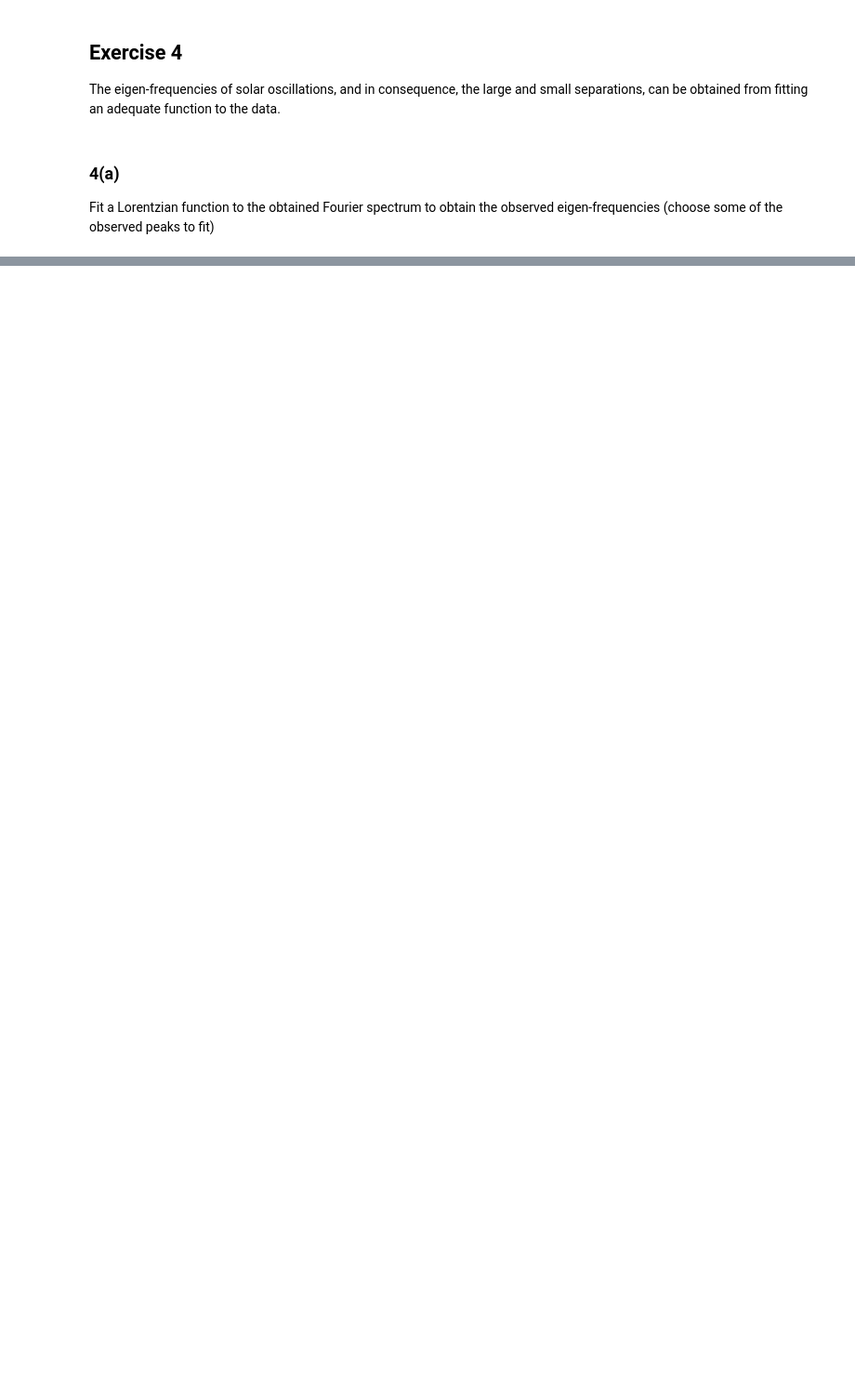
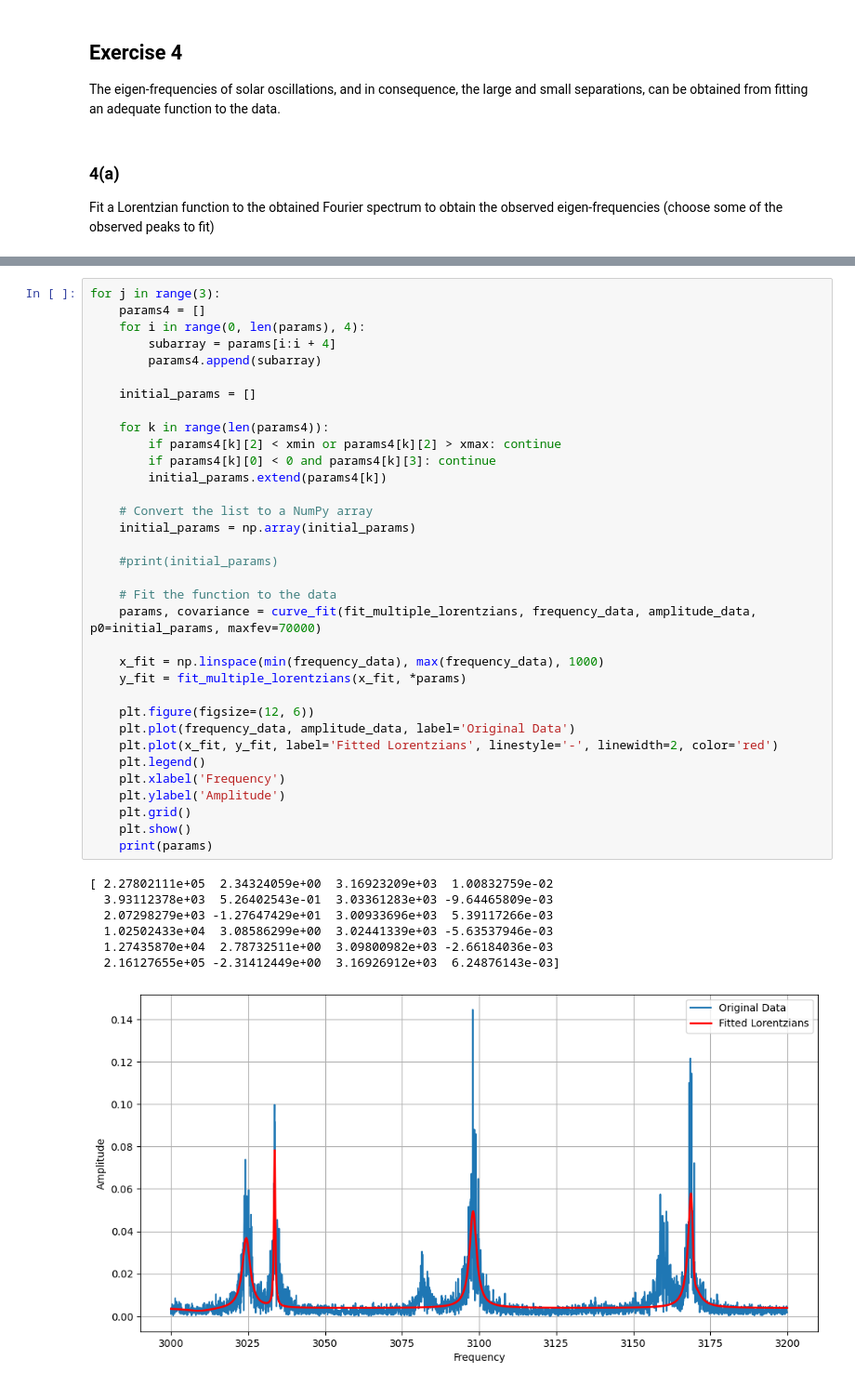
Before and after one commit to inesgpinto/stellar, a Jupyter notebook: mycode/part2.ipynb, the cells around one changed output, grey strips where cells are left out. Shown: that part at 93% size. Drawn from its saved outputs; the diff is of its cells as text; blank space fills up the shorter version.

```diff
--- a/mycode/part2.ipynb
+++ b/mycode/part2.ipynb
@@ -405,0 +423,42 @@ plt.show()
+# %%
+for j in range(3):
+    params4 = []
+    for i in range(0, len(params), 4):
+        subarray = params[i:i + 4]
+        params4.append(subarray)
+
+    initial_params = []
+
+    for k in range(len(params4)):
+        if params4[k][2] < xmin or params4[k][2] > xmax: continue
+        if params4[k][0] < 0 and params4[k][3]: continue
+        initial_params.extend(params4[k])
+
+    # Convert the list to a NumPy array
+    initial_params = np.array(initial_params)
+
+    #print(initial_params)
+
+    # Fit the function to the data
+    params, covariance = curve_fit(fit_multiple_lorentzians, frequency_data, amplitude_data, p0=initial_params, maxfev=70000)
+
+    x_fit = np.linspace(min(frequency_data), max(frequency_data), 1000)
+    y_fit = fit_multiple_lorentzians(x_fit, *params)
+
+    plt.figure(figsize=(12, 6))
+    plt.plot(frequency_data, amplitude_data, label='Original Data')
+    plt.plot(x_fit, y_fit, label='Fitted Lorentzians', linestyle='-', linewidth=2, color='red')
+    plt.legend()
+    plt.xlabel('Frequency')
+    plt.ylabel('Amplitude')
+    plt.grid()
+    plt.show()
+    print(params)
+# %% [output]
+[ 2.27802111e+05  2.34324059e+00  3.16923209e+03  1.00832759e-02
+  3.93112378e+03  5.26402543e-01  3.03361283e+03 -9.64465809e-03
+  2.07298279e+03 -1.27647429e+01  3.00933696e+03  5.39117266e-03
+  1.02502433e+04  3.08586299e+00  3.02441339e+03 -5.63537946e-03
+  1.27435870e+04  2.78732511e+00  3.09800982e+03 -2.66184036e-03
+  2.16127655e+05 -2.31412449e+00  3.16926912e+03  6.24876143e-03]
+[figure, added]
```
Also changed, not shown: parts of 2 cells of this notebook.
